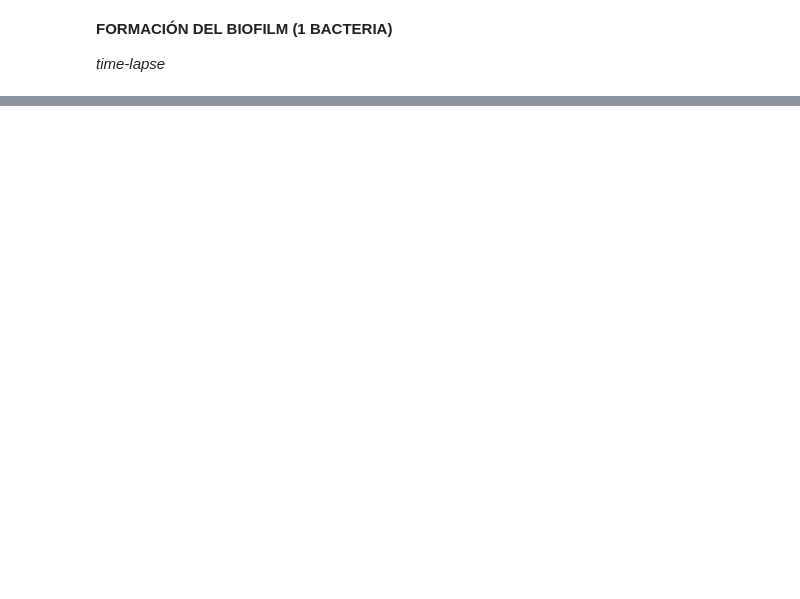
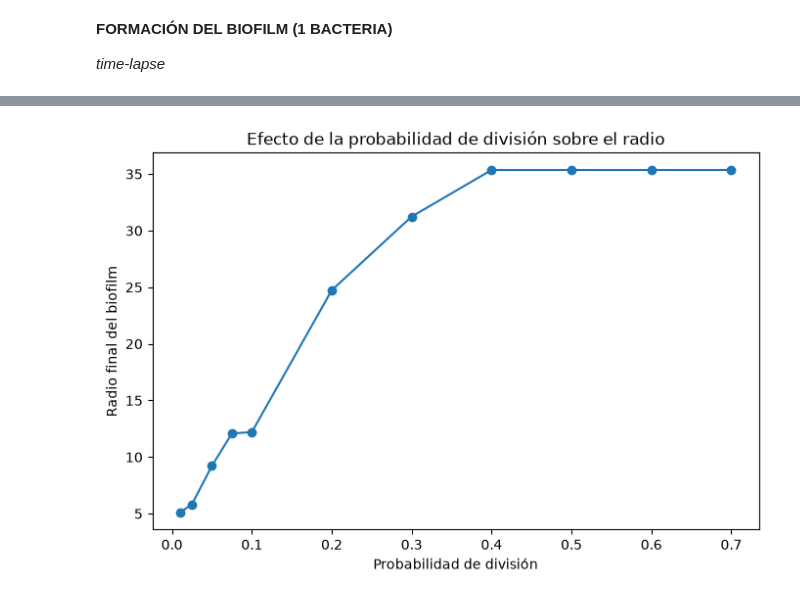
Before and after one commit to ElenaAndreu/Biofilm, a Jupyter notebook: biofilm.ipynb, the cells around one changed output, grey strips where cells are left out. Saved outputs shown, nothing was run; the diff lists cells and outputs as text; code cells hidden in the pictures; blank space fills up the shorter version.

```diff
--- a/biofilm.ipynb
+++ b/biofilm.ipynb
@@ -84,3 +128,88 @@ for step in range(steps + 1):
+# %%
+l = 50
+b_0 = 5
+steps = 100
+div_prob_values = [0.01, 0.025, 0.05, 0.075, 0.1, 0.2, 0.3, 0.4, 0.5, 0.6, 0.7]
+
+lattice = np.zeros((l, l), dtype=int)
+center = l // 2
+
+def get_neighbors(x, y):
+    neighbors = []
+    if x > 0:
+        neighbors.append((x - 1, y))
+    if x < l - 1:
+        neighbors.append((x + 1, y))
+    if y > 0:
+        neighbors.append((x, y - 1))
+    if y < l - 1:
+        neighbors.append((x, y + 1))
+    return neighbors
+
+def calculate_radius(lattice):
+    bacteria_positions = np.argwhere(lattice == 1)
+
+    if len(bacteria_positions) == 0:
+        return 0
+
+    distances = []
+
+    for x, y in bacteria_positions:
+        distance = np.sqrt((x - center)**2 + (y - center)**2)
+        distances.append(distance)
+
+    return max(distances)
+
+final_radius = []
+
+
+for div_prob in div_prob_values:
+    lattice = np.zeros((l, l), dtype=int)
+    blocked_bacteria = set()
+    for i in range(b_0):
+
+        x = center + random.randint(-2, 2)
+        y = center + random.randint(-2, 2)
+
+        while lattice[x, y] == 1:
+
+            x = center + random.randint(-2, 2)
+            y = center + random.randint(-2, 2)
+
+        lattice[x, y] = 1
+
+    for step in range(steps):
+        bacteria_positions = list(zip(*np.where(lattice == 1)))
+        random.shuffle(bacteria_positions)
+        for x, y in bacteria_positions:
+                if (x, y) in blocked_bacteria:
+                    continue
+
+                neighbors = get_neighbors(x, y)
+
+                free_pos = [(nx, ny) for nx, ny in neighbors if lattice[nx, ny] == 0]
+                if len(free_pos) == 0:
+                    blocked_bacteria.add((x, y))
+                    continue
+
+                if random.random() < div_prob:
+                    daughter_x, daughter_y = random.choice(free_pos)
+                    lattice[daughter_x, daughter_y] = 1
+
+    radius = calculate_radius(lattice)
+    final_radius.append(radius)
+
+plt.figure(figsize=(8, 5))
+
+plt.plot(div_prob_values, final_radius, marker="o")
+
+plt.xlabel("Probabilidad de división")
+plt.ylabel("Radio final del biofilm")
+plt.title("Efecto de la probabilidad de división sobre el radio")
+
+plt.show()
+# %% [output]
+[figure, added]
 # %% [markdown]
 **FORMACIÓN DEL BIOFILM (2 BACTERIAS) - NEUTRALISMO**
 
```
Also changed, not shown: parts of 3 cells of this notebook.
